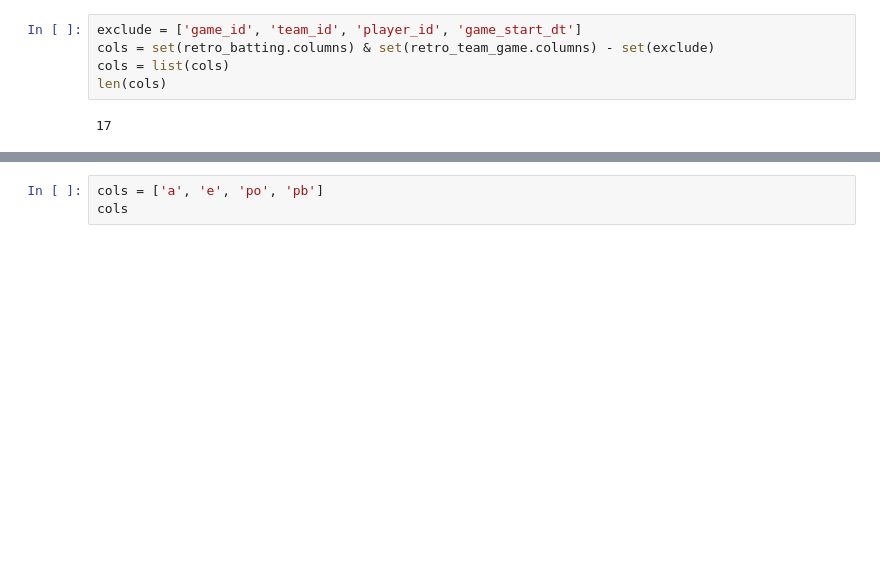
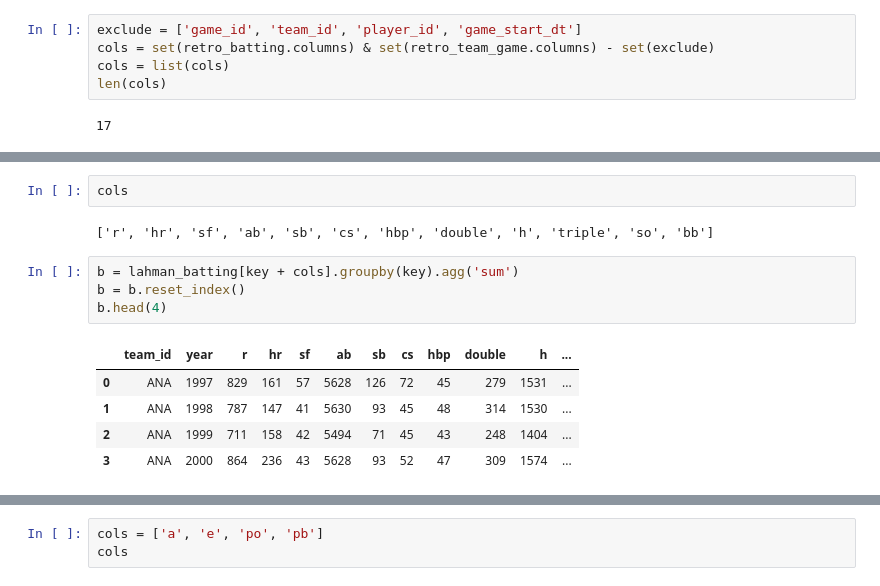
Before and after one commit to sdiehl28/baseball-analytics, a Jupyter notebook: baseball_jupyter_nb/02_Data_Consistency_CSV.ipynb, the cells around one changed output, grey strips where cells are left out. Drawn from its saved outputs; the diff is of its cells as text; blank space fills up the shorter version.

```diff
--- a/baseball_jupyter_nb/02_Data_Consistency_CSV.ipynb
+++ b/baseball_jupyter_nb/02_Data_Consistency_CSV.ipynb
@@ -664,0 +822,14 @@ True
+# %%
+cols
+# %% [output]
+['r', 'hr', 'sf', 'ab', 'sb', 'cs', 'hbp', 'double', 'h', 'triple', 'so', 'bb']
+# %%
+b = lahman_batting[key + cols].groupby(key).agg('sum')
+b = b.reset_index()
+b.head(4)
+# %% [output]
+|  | team_id | year | r | hr | sf | ab | sb | cs | hbp | double | h | ... |
+| 0 | ANA | 1997 | 829 | 161 | 57 | 5628 | 126 | 72 | 45 | 279 | 1531 | ... |
+| 1 | ANA | 1998 | 787 | 147 | 41 | 5630 | 93 | 45 | 48 | 314 | 1530 | ... |
+| 2 | ANA | 1999 | 711 | 158 | 42 | 5494 | 71 | 45 | 43 | 248 | 1404 | ... |
+| 3 | ANA | 2000 | 864 | 236 | 43 | 5628 | 93 | 52 | 47 | 309 | 1574 | ... |
```
Also changed, not shown: parts of 100 cells of this notebook.
